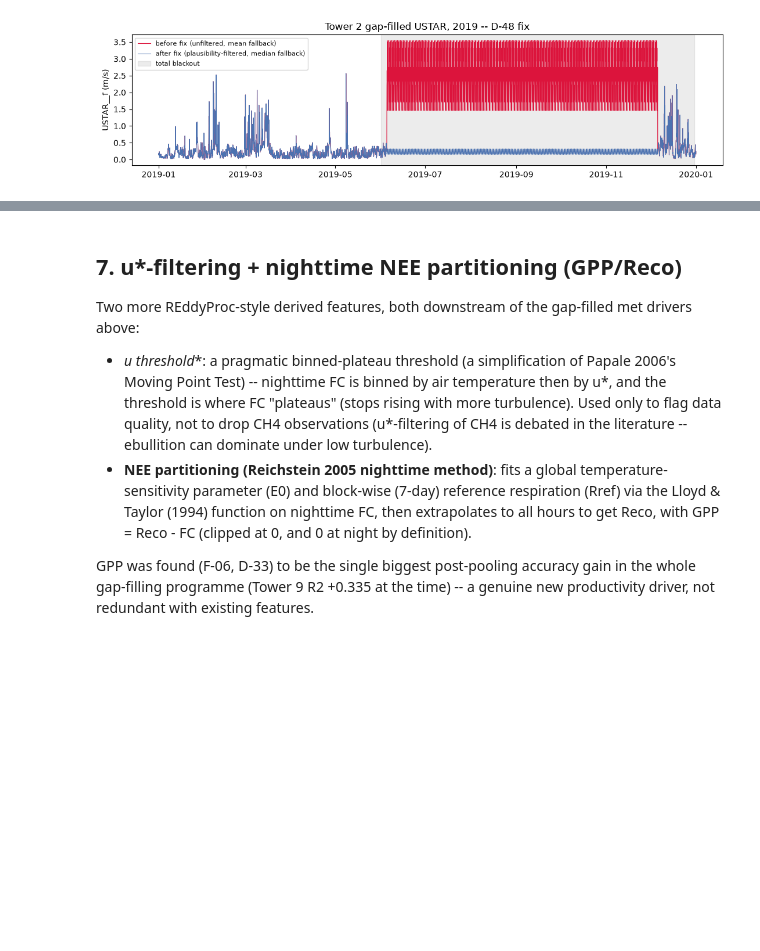
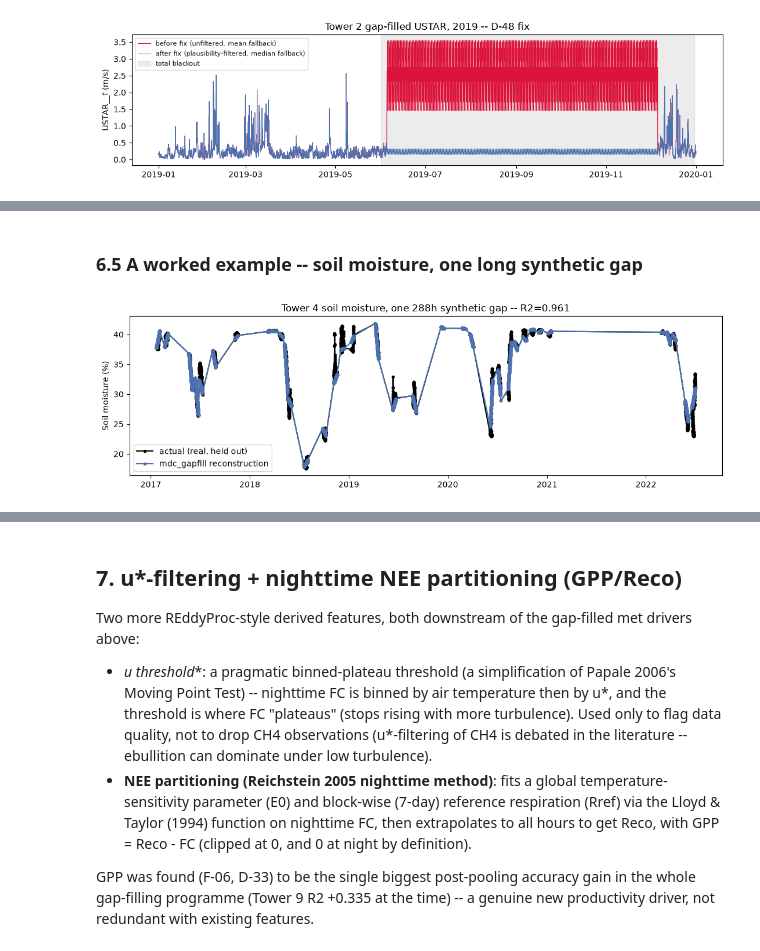
Before and after one commit to nicholas-tobias-00/COMP0191-Dissertation, a Jupyter notebook: notebooks/03c_gap_filling_revisited/temp_gap_filing_exploration copy.ipynb, the cells around one changed output, grey strips where cells are left out. Cells and saved outputs as stored; diff of their text form; code cells hidden in the pictures; blank space fills up the shorter version.

```diff
--- a/notebooks/03c_gap_filling_revisited/temp_gap_filing_exploration copy.ipynb
+++ b/notebooks/03c_gap_filling_revisited/temp_gap_filing_exploration copy.ipynb
@@ -541,0 +759,25 @@ for t in TOWERS:
+# %% [markdown]
+### 6.5 A worked example -- soil moisture, one long synthetic gap
+# %%
+t_demo_soil = 4
+col_demo = f"Soil Moisture @ 10cm Depth (%) [{CAT[t_demo_soil]}]"
+s_raw_demo = df_ext[col_demo]
+valid_idx = s_raw_demo.index[s_raw_demo.notna()]
+dm_demo = (s_raw_demo.index >= valid_idx[0]) & (s_raw_demo.index <= valid_idx[-1])
+dfq_demo = pd.DataFrame({col_demo: s_raw_demo})
+gap_reps_soil = insert_calendar_gaps(dfq_demo, col_demo, dm_demo, gap_hours=288, n_reps=1, seed=123)
+gt_soil = gap_reps_soil[0]
+
+sav_soil = s_raw_demo.loc[gt_soil].copy()
+s_masked_demo = s_raw_demo.copy(); s_masked_demo.loc[gt_soil] = np.nan
+filled_demo, _, _ = mdc_gapfill(plausibility_filter(s_masked_demo, col_demo), colname=col_demo)
+r2_soil_demo = r2_score(sav_soil.values, filled_demo.loc[gt_soil].values)
+
+fig, ax = plt.subplots(figsize=(11, 3.5))
+ax.plot(gt_soil, sav_soil.values, "o-", label="actual (real, held out)", color="black", ms=3)
+ax.plot(gt_soil, filled_demo.loc[gt_soil].values, "o-", label="mdc_gapfill reconstruction", color="#4C72B0", ms=3)
+ax.set_ylabel("Soil moisture (%)")
+ax.set_title(f"Tower {t_demo_soil} soil moisture, one 288h synthetic gap -- R2={r2_soil_demo:.3f}")
+ax.legend(); plt.tight_layout(); plt.show()
+# %% [output]
+[figure, added]
```
Also changed, not shown: parts of 70 cells of this notebook, 5 other files.
